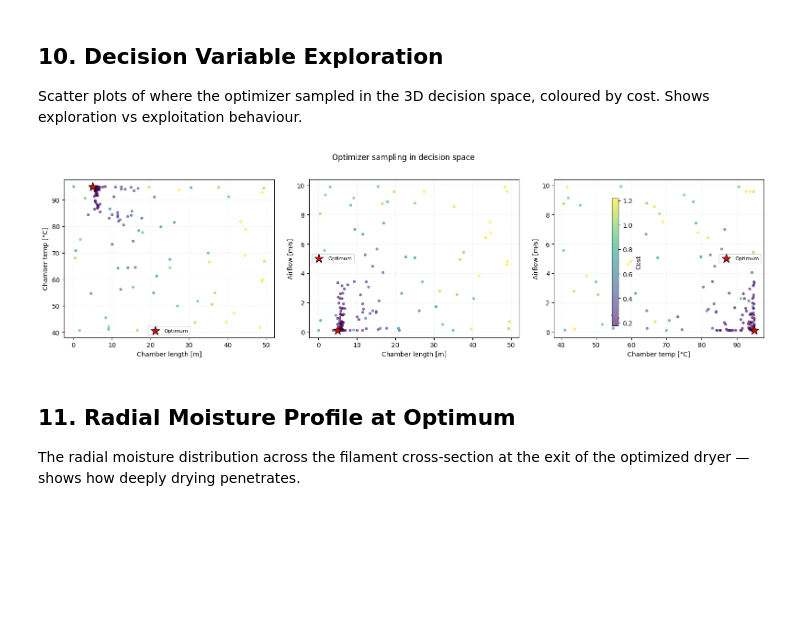
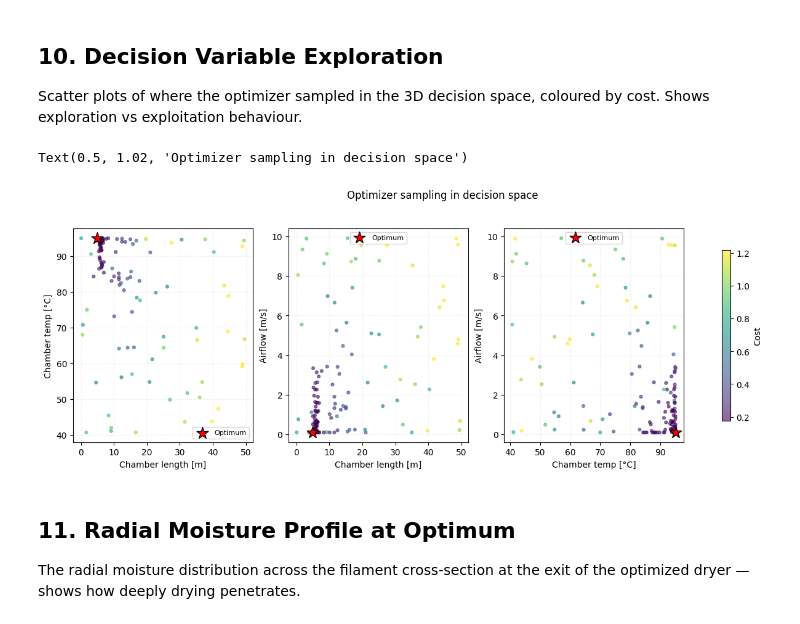
Before and after one commit to SDI8/IFDM, a Jupyter notebook: optimization_study.ipynb, the cells around one changed output. Drawn from its saved outputs; the diff is of its cells as text; code cells hidden in the pictures; blank space fills up the shorter version.

Commit message:
Fix plot

```diff
--- a/optimization_study.ipynb
+++ b/optimization_study.ipynb
@@ -531,34 +531,34 @@ coloured by cost. Shows exploration vs exploitation behaviour.
 # %%
 fig, axes = plt.subplots(1, 3, figsize=(16, 4.5))
 
 pairs = [
     ("length", "temp", "Chamber length [m]", "Chamber temp [°C]"),
     ("length", "airflow", "Chamber length [m]", "Airflow [m/s]"),
     ("temp", "airflow", "Chamber temp [°C]", "Airflow [m/s]"),
 ]
 
 costs = df_hist["cost"]
 vmin, vmax = costs.quantile(0.01), costs.quantile(0.95)
 
 for ax, (xk, yk, xl, yl) in zip(axes, pairs):
     sc = ax.scatter(
         df_hist[xk], df_hist[yk],
         c=costs, cmap="viridis", s=12, alpha=0.6,
         vmin=vmin, vmax=vmax,
     )
     # Mark optimum
     opt_vals = {"length": result.optimal_length, "temp": result.optimal_temp, "airflow": result.optimal_airflow}
     ax.scatter(opt_vals[xk], opt_vals[yk], marker="*", s=200, c="red", edgecolors="k", zorder=5, label="Optimum")
     ax.set_xlabel(xl)
     ax.set_ylabel(yl)
     ax.legend(fontsize=8)
     ax.grid(True, ls=":", alpha=0.3)
 
 fig.colorbar(sc, ax=axes, label="Cost", shrink=0.8)
 fig.suptitle("Optimizer sampling in decision space", y=1.02)
-plt.tight_layout()
 # %% [output]
+Text(0.5, 1.02, 'Optimizer sampling in decision space')
-[figure, old version]
+[figure, new version]
 # %% [markdown]
 ## 11. Radial Moisture Profile at Optimum
 
```
